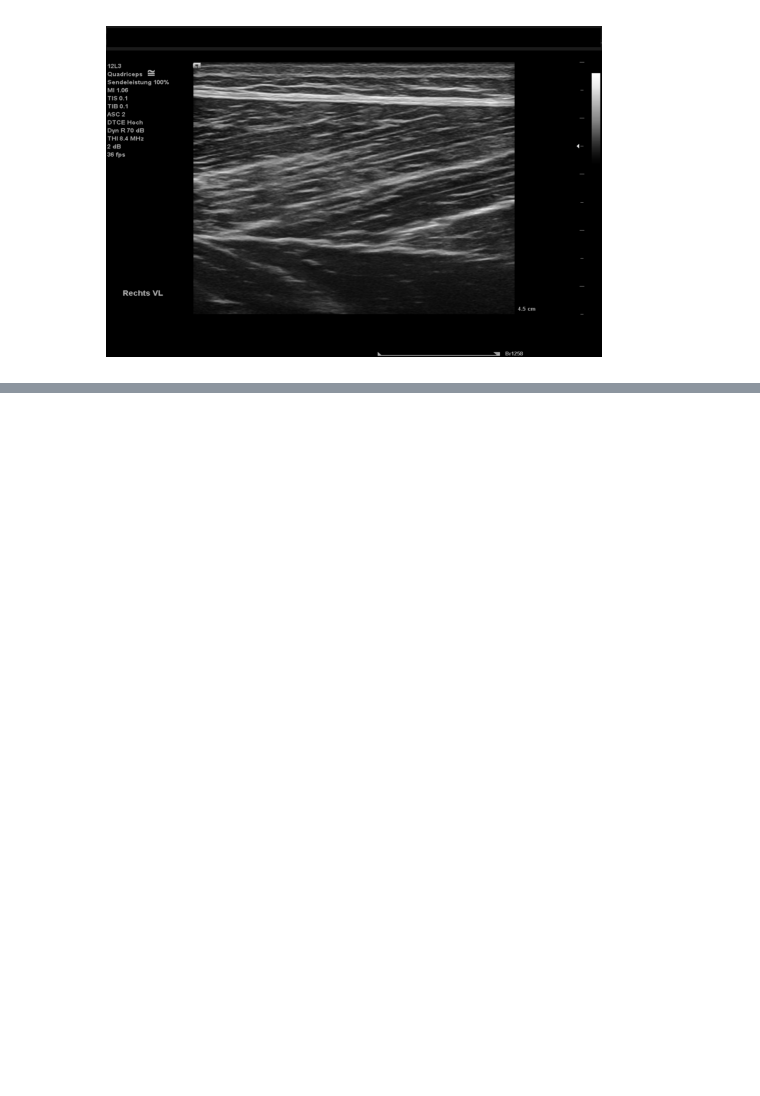
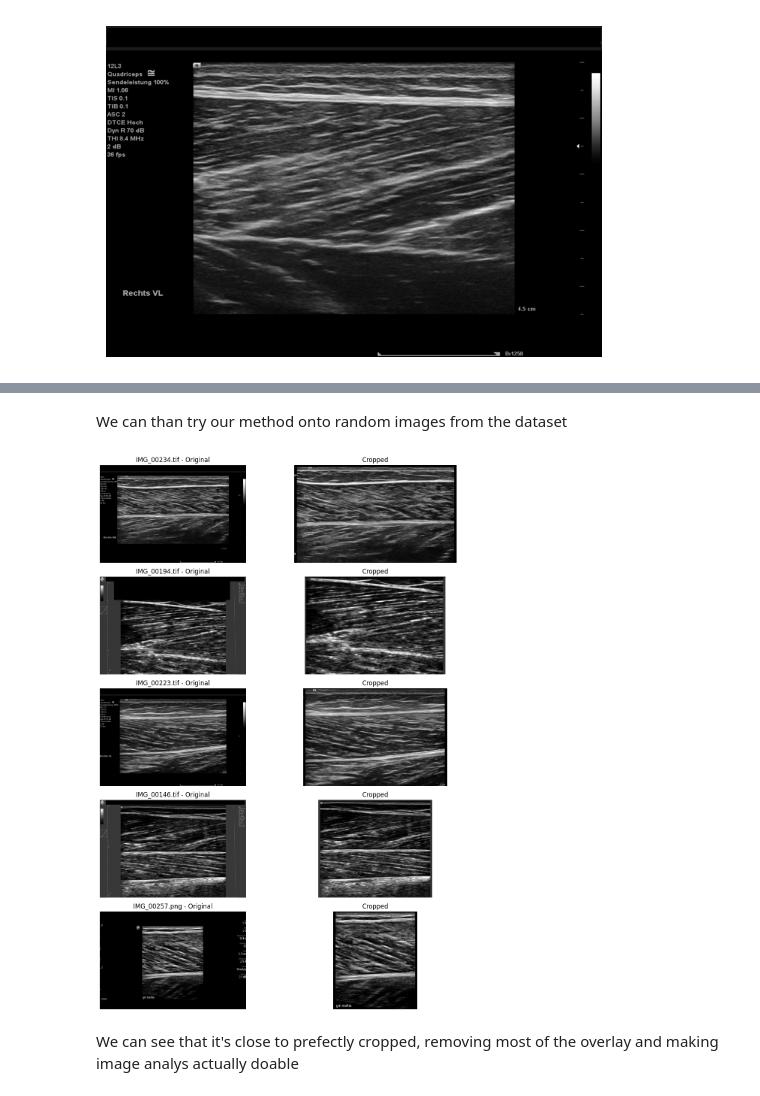
Before and after one commit to Akikki/IMG_UltrasoundMuscles, a Jupyter notebook: base.ipynb, the cells around one changed output, grey strips where cells are left out. Saved outputs shown, nothing was run; the diff lists cells and outputs as text; code cells hidden in the pictures; blank space fills up the shorter version.

```diff
--- a/base.ipynb
+++ b/base.ipynb
@@ -46,0 +88,35 @@ def plage_principale(profil, seuil=5):
+# %% [markdown]
+We can than try our method onto random images from the dataset
+# %%
+# Get all images from the dataset
+folder = Path("data/test_images_v2")
+images = sorted(
+    p for p in folder.rglob("*")
+    if p.suffix.lower() in (".tif", ".tiff", ".png", ".jpg")
+)
+
+random.seed(666)
+selected = random.sample(images, 5)
+
+# Display original and cropped images
+fig, axs = plt.subplots(5, 2, figsize=(12, 15))
+
+for i, path in enumerate(selected):
+    img = cv.imread(str(path), cv.IMREAD_GRAYSCALE)
+    cropped = crop_image(img)
+
+    axs[i, 0].imshow(img, cmap="gray")
+    axs[i, 0].set_title(f"{path.name} - Original")
+
+    axs[i, 1].imshow(cropped, cmap="gray")
+    axs[i, 1].set_title("Cropped")
+
+    for ax in axs[i]:
+        ax.axis("off")
+
+plt.tight_layout()
+plt.show()
+# %% [output]
+[figure, added]
+# %% [markdown]
+We can see that it's close to prefectly cropped, removing most of the overlay and making image analys actually doable
```
Also changed, not shown: parts of 5 cells of this notebook, 1 other file.
